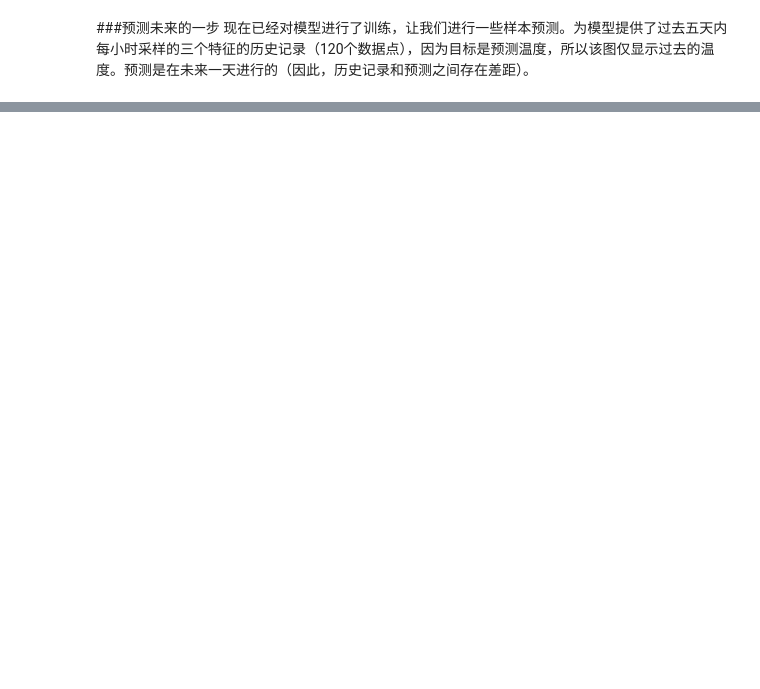
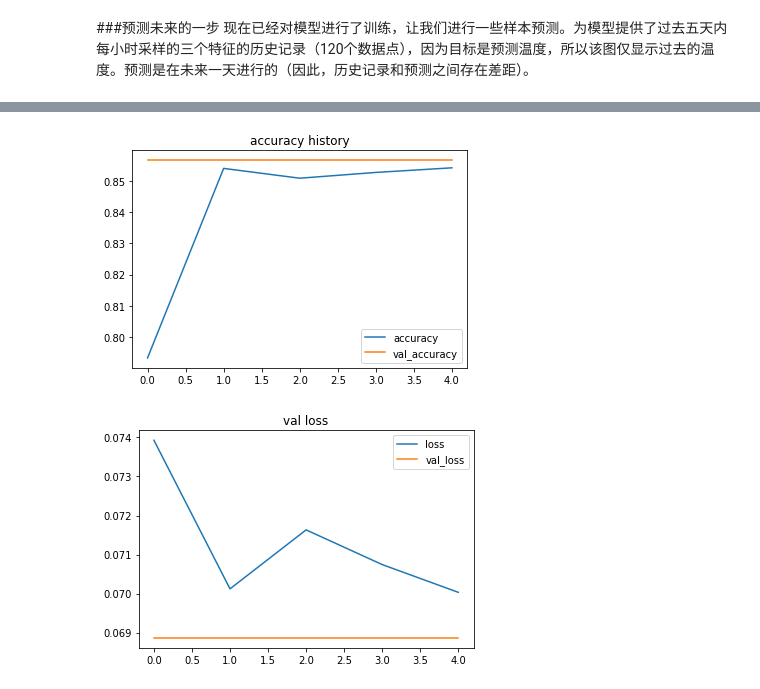
Before and after one commit to davidfang/quant-learn, a Jupyter notebook: 时间序列预测股票.ipynb, the cells around one changed output, grey strips where cells are left out. Drawn from its saved outputs; the diff is of its cells as text; code cells hidden in the pictures; blank space fills up the shorter version.

```diff
--- a/时间序列预测股票.ipynb
+++ b/时间序列预测股票.ipynb
@@ -740,0 +882,16 @@ for x,y in test_data_multe.take(5):
+# %%
+train_data_multe_lables = tf.data.Dataset.from_generator(gen_multivariate_multilables_train_data,
+                                                  output_types=(tf.float32,tf.float32),
+                                                  output_shapes=((100,9),(22,)),
+                                                  args=[100,1])
+train_data_multe_lables = train_data_multe_lables.batch(10)
+val_data_multe_lables = tf.data.Dataset.from_generator(gen_multivariate_multilables_val_data,
+                                                  output_types=(tf.float32,tf.float32),
+                                                  output_shapes=((100,9),(22,)),
+                                                  args=[100,1])
+val_data_multe_lables = val_data_multe_lables.batch(10)
+test_data_multe_lables = tf.data.Dataset.from_generator(gen_multivariate_multilables_test_data,
+                                                  output_types=(tf.float32,tf.float32),
+                                                  output_shapes=((100,9),(22,)),
+                                                  args=[100,1])
+test_data_multe_lables = test_data_multe_lables.batch(5)
@@ -740,0 +978,6 @@ for x,y in test_data_multe.take(5):
+# %%
+multiple_lables_history = multiple_lables_model.fit_generator(
+    train_data_multe_lables,epochs=5,
+    validation_data=val_data_multe_lables,
+    validation_steps=5
+)
@@ -740,0 +1010,24 @@ for x,y in test_data_multe.take(5):
+# %%
+def plot_history_acc_loss(history):
+  accuracy = history.history['accuracy']
+  val_accuracy = history.history['val_accuracy']
+  loss = history.history['loss']
+  val_loss = history.history['val_loss']
+
+  epoch = range(len(accuracy))
+  plt.plot(epoch,accuracy,label='accuracy')
+  plt.plot(epoch, val_accuracy,label='val_accuracy')
+  plt.title('accuracy history')
+  plt.legend()
+  plt.show()
+
+  plt.plot(epoch,loss,label='loss')
+  plt.plot(epoch,val_loss,label='val_loss')
+  plt.title('val loss')
+  plt.legend()
+  plt.show()
+# %%
+plot_history_acc_loss(multiple_lables_history)
+# %% [output]
+[figure, added]
+[figure, added]
```
Also changed, not shown: parts of 41 cells of this notebook.
